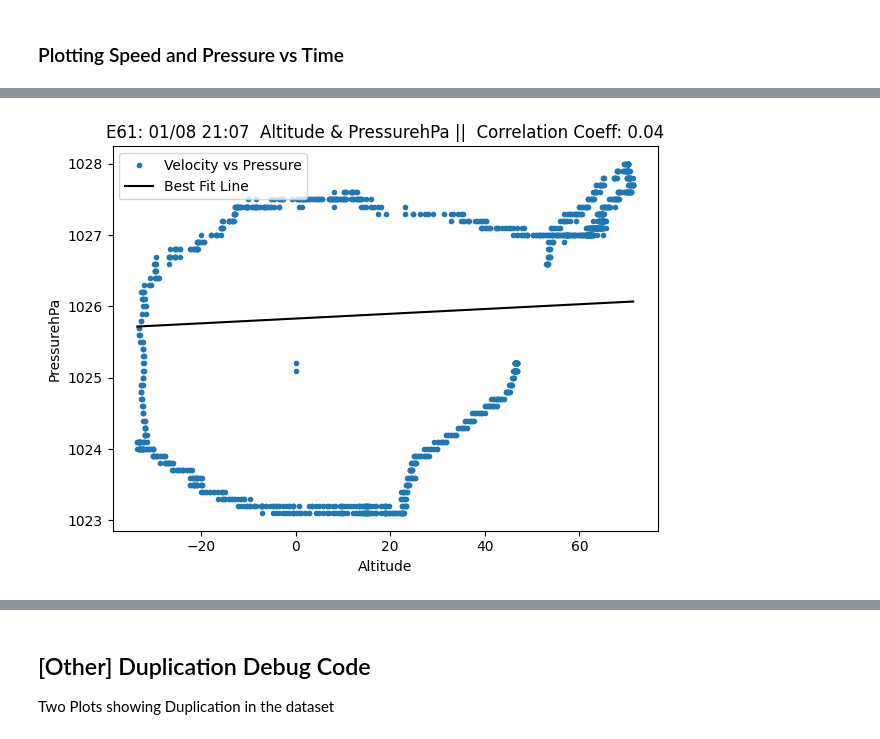
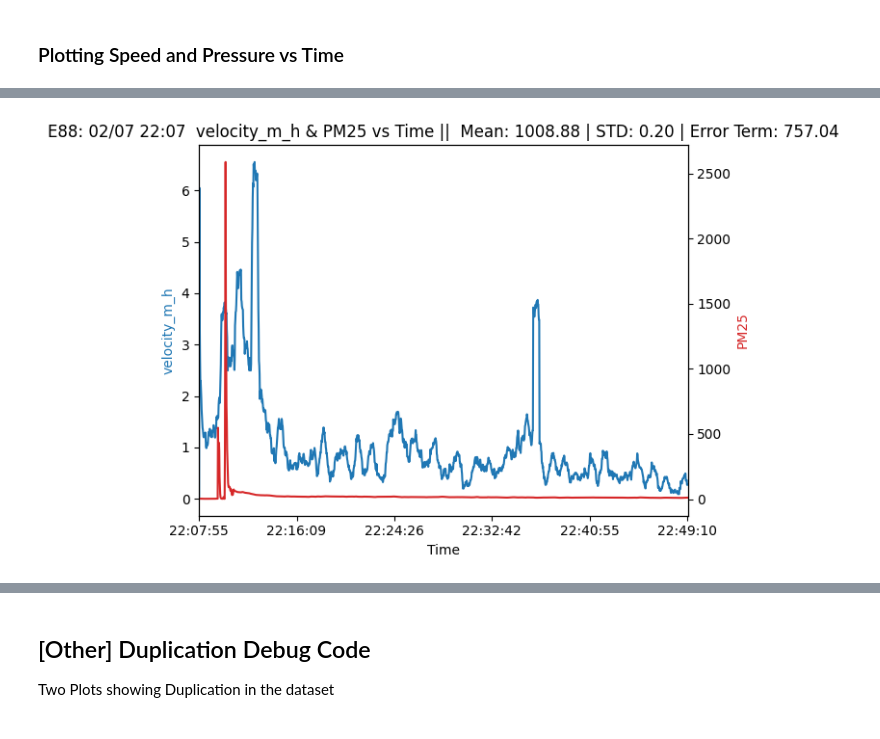
Before and after one commit to KelLynnP/BrightBlock, a Jupyter notebook: DataProcessing/DataAnalysis.ipynb, the cells around one changed output, grey strips where cells are left out. Saved outputs shown, nothing was run; the diff lists cells and outputs as text; code cells hidden in the pictures.

```diff
--- a/DataProcessing/DataAnalysis.ipynb
+++ b/DataProcessing/DataAnalysis.ipynb
@@ -423,3 +488,10 @@ plt.show()
+# %%
+dataType = "PressurehPa"
+initial_pressure = data[dataType][0]
+pressureDelta = sum((data[dataType]**2 - initial_pressure**2))
+pressureDeltaNormalized = pressureDelta/len(data[dataType])
+title = autoName + "  " + dataType + " vs Time ||  Mean: " + '{:.2f}'.format(Pressure_Mean) + " | STD: " + '{:.2f}'.format(Pressure_STD) + " | Error Term: " + '{:.2f}'.format(pressureDeltaNormalized)
+yAxisSame = False
 # %% [markdown]
 ##  3. Presssure vs speed graph
 # %% [markdown]
@@ -547,30 +506,8 @@ plt.show()
-# %%
-# Example usage
-import matplotlib.pyplot as plt
-import matplotlib.dates as mdates
-
-# Create a new figure and a subplot
-fig, ax1 = plt.subplots()
-dataType1 = "Altitude"
-dataType2 = "PressurehPa"
-
-# correlationP = np.corrcoef([data[dataType1], data[dataType2]])
-# bestFit = np.polyfit(data[dataType1], data[dataType2],1)
-# bestFit0 = bestFit[1] + data[dataType1].min() * bestFit[0]
-# bestFitEnd = bestFit[1] + data[dataType1].max() * bestFit[0]
-
-# Plotting Pressure on the primary y-axis
-color = 'tab:blue'
-ax1.set_xlabel(dataType1)
-ax1.set_ylabel(dataType2)
-ax1.plot( data[dataType1], data[dataType2], '.',color=color, label = "Velocity vs Pressure")
-
-ax1.plot( [data[dataType1].min(), data[dataType1].max()], [bestFit0, bestFitEnd],color='black', label ="Best Fit Line")
-
-ax1.tick_params(axis='y')
-ax1.legend()
-plt.title(autoName + "  "+ dataType1 + " & " + dataType2 + " ||  Correlation Coeff: " + '{:.2f}'.format(correlationP[1,0]))
-fig.tight_layout()
-plt.show()
-# %% [output]
-[figure, removed]
+# %%
+dataType1 = "velocity_m_h"
+dataType2 = "PM25"
+title = autoName + "  "+ dataType1 + " & " + dataType2 + " vs Time ||  Mean: " + '{:.2f}'.format(Pressure_Mean) + " | STD: " + '{:.2f}'.format(Pressure_STD) + " | Error Term: " + '{:.2f}'.format(pressureDeltaNormalized)
+
+plotTimeSeriesData(data, dataType1=dataType1, dataType2=dataType2, title=title)
+# %% [output]
+[figure, added]
```
Also changed, not shown: parts of 32 cells of this notebook, 48 other files.
